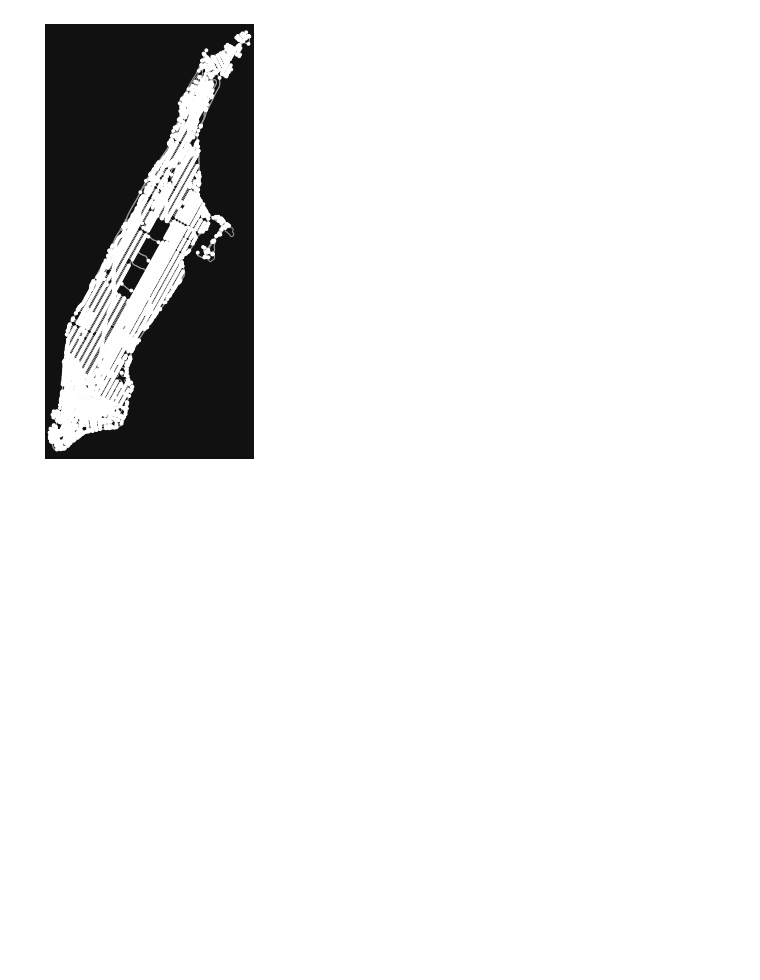
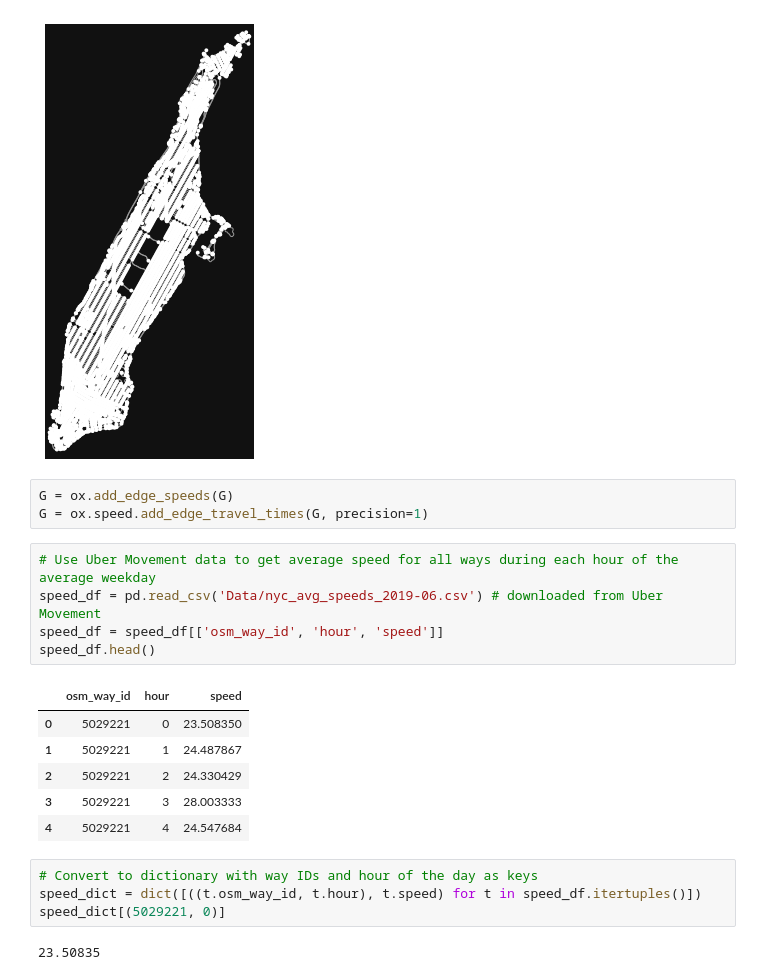
Before and after one commit to ViejoJuli/Algorithms-Analysis, a Jupyter notebook: FinalProject/implementation.ipynb, the cells around one changed output. Saved outputs shown, nothing was run; the diff lists cells and outputs as text; blank space fills up the shorter version.

```diff
--- a/FinalProject/implementation.ipynb
+++ b/FinalProject/implementation.ipynb
@@ -34,3 +34,24 @@ G = nx.convert_node_labels_to_integers(G, label_attribute='old_node_ID')
 ox.plot_graph(G);
 # %% [output]
 [figure]
+# %%
+G = ox.add_edge_speeds(G)
+G = ox.speed.add_edge_travel_times(G, precision=1)
+# %%
+# Use Uber Movement data to get average speed for all ways during each hour of the average weekday
+speed_df = pd.read_csv('Data/nyc_avg_speeds_2019-06.csv') # downloaded from Uber Movement
+speed_df = speed_df[['osm_way_id', 'hour', 'speed']]
+speed_df.head()
+# %% [output]
+|  | osm_way_id | hour | speed |
+| 0 | 5029221 | 0 | 23.508350 |
+| 1 | 5029221 | 1 | 24.487867 |
+| 2 | 5029221 | 2 | 24.330429 |
+| 3 | 5029221 | 3 | 28.003333 |
+| 4 | 5029221 | 4 | 24.547684 |
+# %%
+# Convert to dictionary with way IDs and hour of the day as keys
+speed_dict = dict([((t.osm_way_id, t.hour), t.speed) for t in speed_df.itertuples()])
+speed_dict[(5029221, 0)]
+# %% [output]
+23.50835
```
Also changed, not shown: parts of 3 cells of this notebook, 4 other files.
